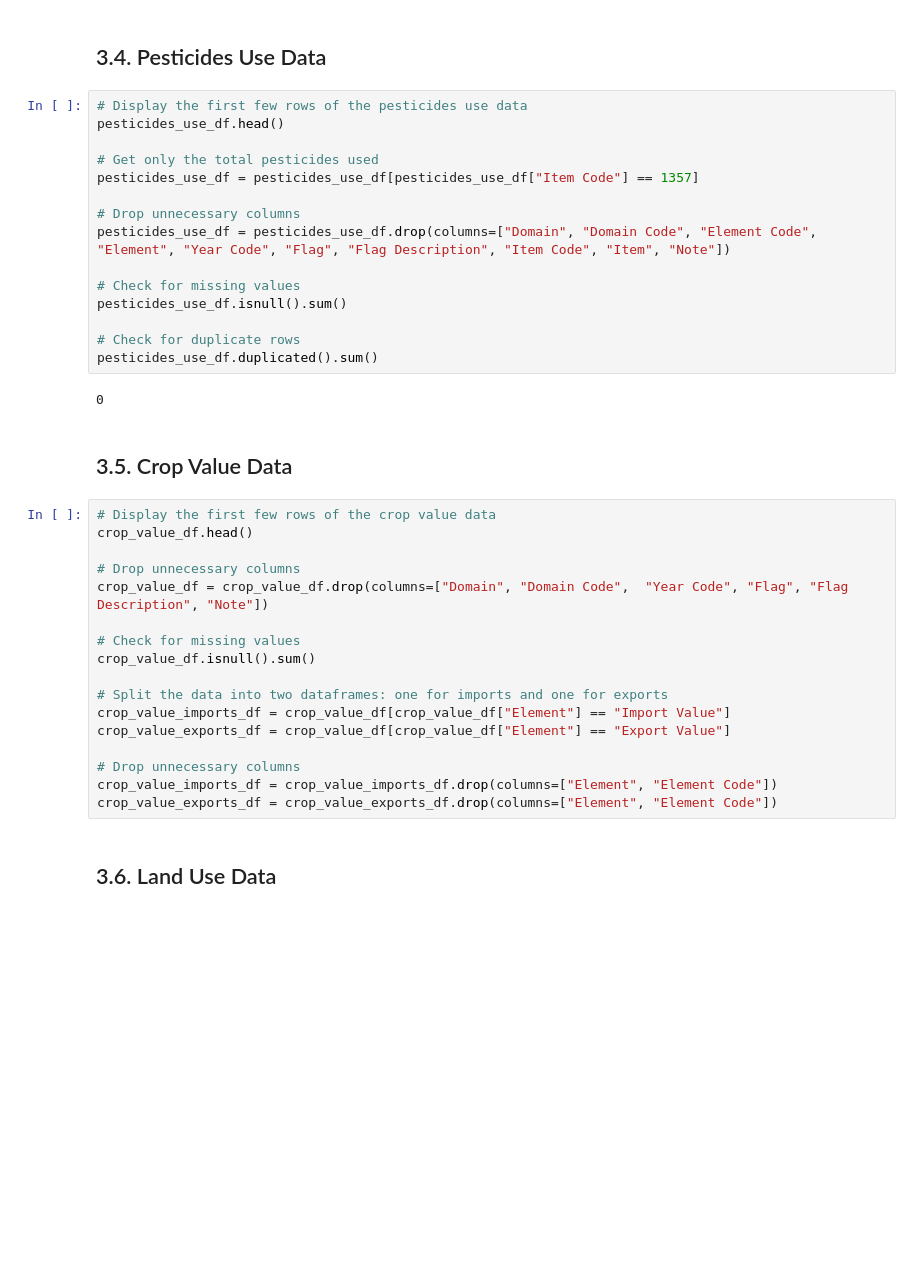
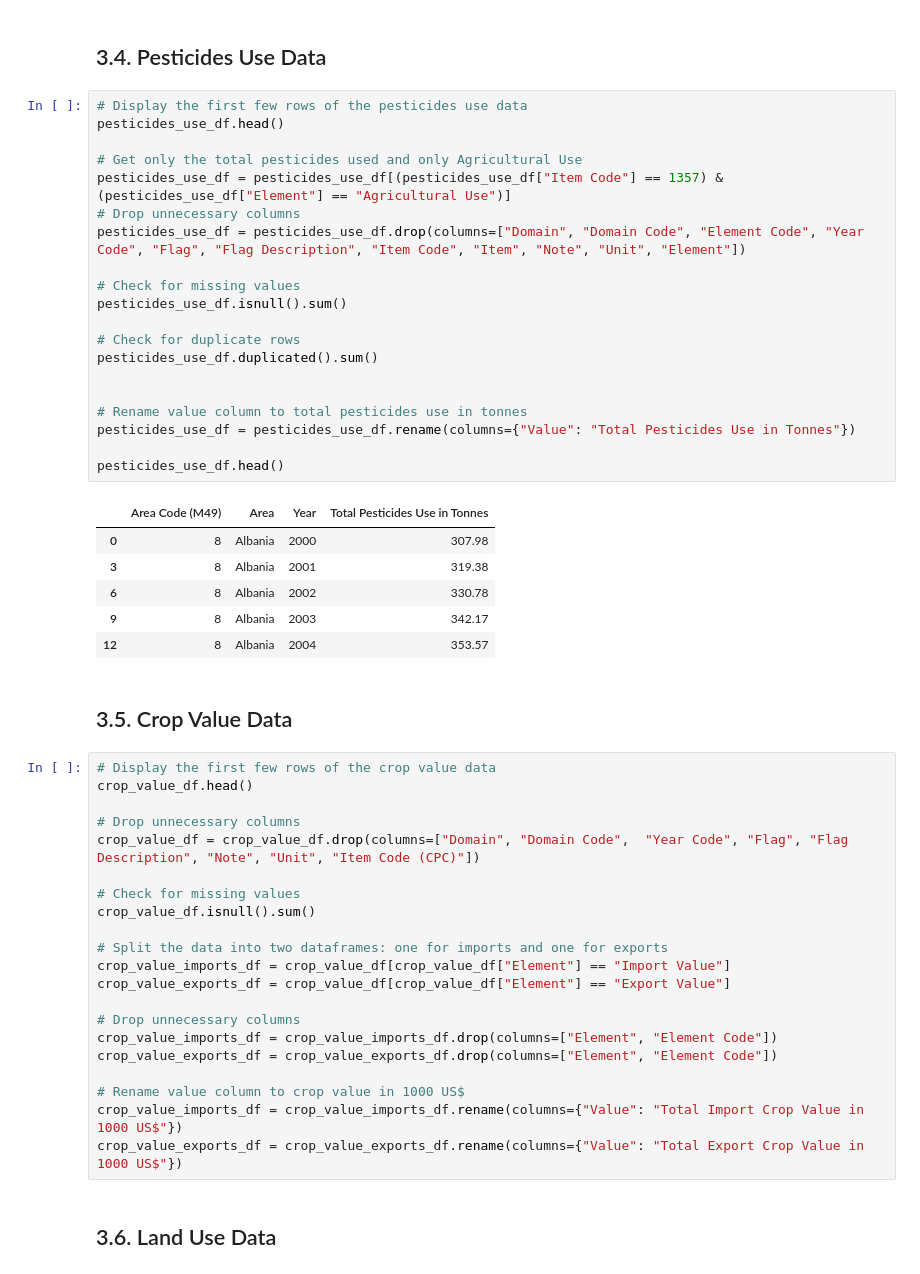
Before and after one commit to tnaccarato/Crop-Forcasting-MLP, a Jupyter notebook: mlp2.ipynb, the cells around one changed output. Cells and saved outputs as stored; diff of their text form; blank space fills up the shorter version.

```diff
--- a/mlp2.ipynb
+++ b/mlp2.ipynb
@@ -127,20 +117,30 @@ dtype: int64
 # %%
 # Display the first few rows of the pesticides use data
 pesticides_use_df.head()
 
-# Get only the total pesticides used
-pesticides_use_df = pesticides_use_df[pesticides_use_df["Item Code"] == 1357]
-
+# Get only the total pesticides used and only Agricultural Use
+pesticides_use_df = pesticides_use_df[(pesticides_use_df["Item Code"] == 1357) & (pesticides_use_df["Element"] == "Agricultural Use")]
 # Drop unnecessary columns
-pesticides_use_df = pesticides_use_df.drop(columns=["Domain", "Domain Code", "Element Code", "Element", "Year Code", "Flag", "Flag Description", "Item Code", "Item", "Note"])
+pesticides_use_df = pesticides_use_df.drop(columns=["Domain", "Domain Code", "Element Code", "Year Code", "Flag", "Flag Description", "Item Code", "Item", "Note", "Unit", "Element"])
 
 # Check for missing values
 pesticides_use_df.isnull().sum()
 
 # Check for duplicate rows
 pesticides_use_df.duplicated().sum()
+
+
+# Rename value column to total pesticides use in tonnes
+pesticides_use_df = pesticides_use_df.rename(columns={"Value": "Total Pesticides Use in Tonnes"})
+
+pesticides_use_df.head()
 # %% [output]
-0
+|  | Area Code (M49) | Area | Year | Total Pesticides Use in Tonnes |
+| 0 | 8 | Albania | 2000 | 307.98 |
+| 3 | 8 | Albania | 2001 | 319.38 |
+| 6 | 8 | Albania | 2002 | 330.78 |
+| 9 | 8 | Albania | 2003 | 342.17 |
+| 12 | 8 | Albania | 2004 | 353.57 |
 # %% [markdown]
 ## 3.5. Crop Value Data
 # %%
@@ -148,7 +148,7 @@ pesticides_use_df.duplicated().sum()
 crop_value_df.head()
 
 # Drop unnecessary columns
-crop_value_df = crop_value_df.drop(columns=["Domain", "Domain Code",  "Year Code", "Flag", "Flag Description", "Note"])
+crop_value_df = crop_value_df.drop(columns=["Domain", "Domain Code",  "Year Code", "Flag", "Flag Description", "Note", "Unit", "Item Code (CPC)"])
 
 # Check for missing values
 crop_value_df.isnull().sum()
@@ -160,6 +160,10 @@ crop_value_exports_df = crop_value_df[crop_value_df["Element"] == "Export Value"
 # Drop unnecessary columns
 crop_value_imports_df = crop_value_imports_df.drop(columns=["Element", "Element Code"])
 crop_value_exports_df = crop_value_exports_df.drop(columns=["Element", "Element Code"])
+
+# Rename value column to crop value in 1000 US$
+crop_value_imports_df = crop_value_imports_df.rename(columns={"Value": "Total Import Crop Value in 1000 US$"})
+crop_value_exports_df = crop_value_exports_df.rename(columns={"Value": "Total Export Crop Value in 1000 US$"})
 # %% [markdown]
 ## 3.6. Land Use Data
 # %%
```
Also changed, not shown: parts of 17 cells of this notebook.
